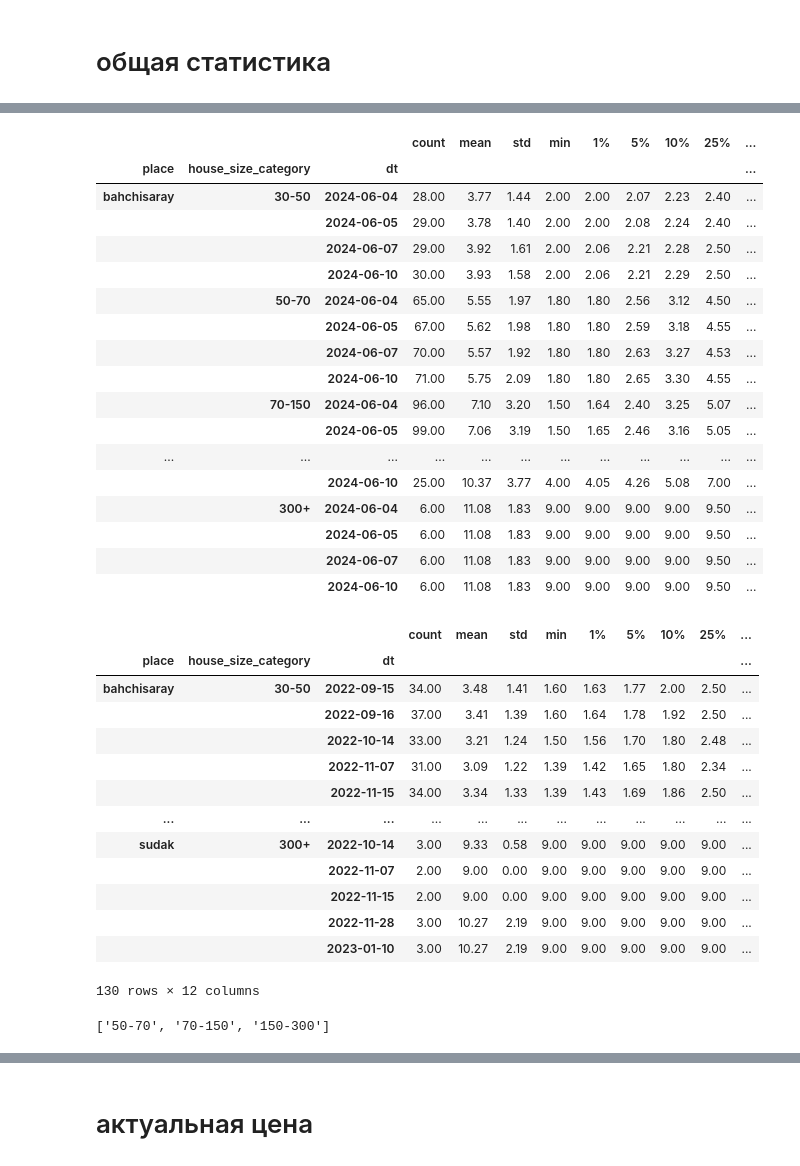
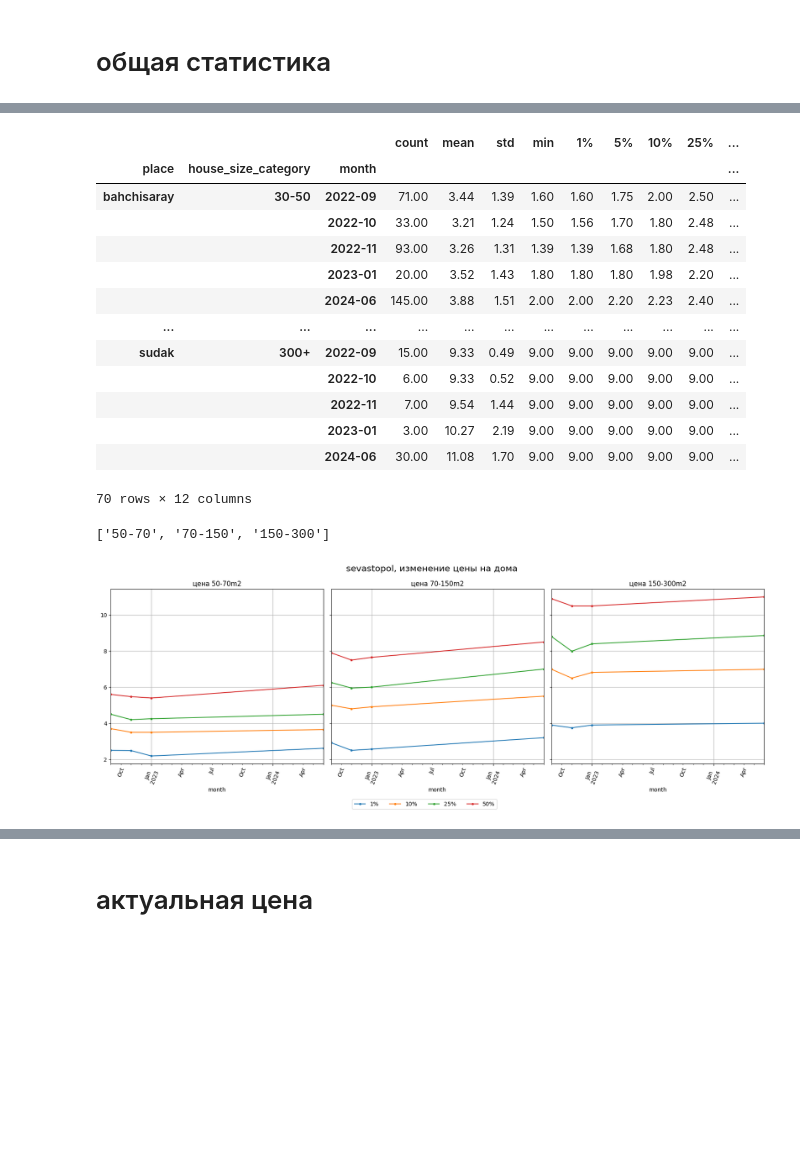
Before and after one commit to smechanoid/avito-parser, a Jupyter notebook: 05-analysis-house.ipynb, the cells around one changed output, grey strips where cells are left out. Cells and saved outputs as stored; diff of their text form; code cells hidden in the pictures; blank space fills up the shorter version.

```diff
--- a/05-analysis-house.ipynb
+++ b/05-analysis-house.ipynb
@@ -72,3 +72,5 @@ del df_
+# %%
+df['month'] = df['ts'].dt.to_period('M')
 # %% [markdown]
 ---
 # %%
@@ -116,6 +118,9 @@ df.loc[ df['address'].str.lower().str.match('анталья'), ['latitude','long
 df.loc[ df['longitude']<30., ['latitude','longitude'] ] = None
 # %%
 df.loc[ df['address'].str.lower().str.match(r'.*ялта.*') , 'place' ] = 'yalta'
+df.loc[ df['address'].str.lower().str.match(r'.*алушта.*') , 'place' ] = 'alushta'
+df.loc[ df['address'].str.lower().str.match(r'.*феодосия.*') , 'place' ] = 'feodosia'
+
 df.loc[ df['address'].str.lower().str.match(r'.*окуневка.*') , 'place' ] = 'tarkhankut'
 df.loc[ df['address'].str.lower().str.match(r'.*заветное.*') , 'place' ] = 'kerch'
 # %%
@@ -158,6 +163,6 @@ datetime.date(2024, 6, 10)
 # %%
 gdf = gdf.query('place in ("bahchisaray","sudak","sevastopol")')
 # %%
-gdf_history = gdf.query(f'dt <= @history_date')
-gdf = gdf.query(f'dt > @history_date')
+# gdf_history = gdf.query(f'dt <= @history_date')
+# gdf = gdf.query(f'dt > @history_date')
 # %%
@@ -196,43 +205,31 @@ gdf.query('place=="sudak"')[['title','address','priceM','geometry']].explore()
 # %%
 percentiles=[.01,.05,.1,.25,.5,.75,.9]
-stat = gdf.groupby(['place','house_size_category','dt'],observed=True)['priceM'].describe(percentiles=percentiles)
-stat_history = gdf_history.groupby(['place','house_size_category','dt'],observed=True)['priceM'].describe(percentiles=percentiles)
+stat = (
+        gdf.groupby(['place','house_size_category','month'],observed=True)
+        ['priceM'].describe(percentiles=percentiles)
+    )
+# stat_history = (
+#         gdf_history.groupby(['place','house_size_category','month'],observed=True)
+#         ['priceM'].describe(percentiles=percentiles)
+#     )
 
 display( stat )
-display( stat_history )
+# display( stat_history )
 # %% [output]
 |  |  |  | count | mean | std | min | 1% | 5% | 10% | 25% | ... |
-| place | house_size_category | dt |  |  |  |  |  |  |  |  | ... |
-| bahchisaray | 30-50 | 2024-06-04 | 28.00 | 3.77 | 1.44 | 2.00 | 2.00 | 2.07 | 2.23 | 2.40 | ... |
-|  |  | 2024-06-05 | 29.00 | 3.78 | 1.40 | 2.00 | 2.00 | 2.08 | 2.24 | 2.40 | ... |
-|  |  | 2024-06-07 | 29.00 | 3.92 | 1.61 | 2.00 | 2.06 | 2.21 | 2.28 | 2.50 | ... |
-|  |  | 2024-06-10 | 30.00 | 3.93 | 1.58 | 2.00 | 2.06 | 2.21 | 2.29 | 2.50 | ... |
-|  | 50-70 | 2024-06-04 | 65.00 | 5.55 | 1.97 | 1.80 | 1.80 | 2.56 | 3.12 | 4.50 | ... |
-|  |  | 2024-06-05 | 67.00 | 5.62 | 1.98 | 1.80 | 1.80 | 2.59 | 3.18 | 4.55 | ... |
-|  |  | 2024-06-07 | 70.00 | 5.57 | 1.92 | 1.80 | 1.80 | 2.63 | 3.27 | 4.53 | ... |
-|  |  | 2024-06-10 | 71.00 | 5.75 | 2.09 | 1.80 | 1.80 | 2.65 | 3.30 | 4.55 | ... |
-|  | 70-150 | 2024-06-04 | 96.00 | 7.10 | 3.20 | 1.50 | 1.64 | 2.40 | 3.25 | 5.07 | ... |
-|  |  | 2024-06-05 | 99.00 | 7.06 | 3.19 | 1.50 | 1.65 | 2.46 | 3.16 | 5.05 | ... |
+| place | house_size_category | month |  |  |  |  |  |  |  |  | ... |
+| bahchisaray | 30-50 | 2022-09 | 71.00 | 3.44 | 1.39 | 1.60 | 1.60 | 1.75 | 2.00 | 2.50 | ... |
+|  |  | 2022-10 | 33.00 | 3.21 | 1.24 | 1.50 | 1.56 | 1.70 | 1.80 | 2.48 | ... |
+|  |  | 2022-11 | 93.00 | 3.26 | 1.31 | 1.39 | 1.39 | 1.68 | 1.80 | 2.48 | ... |
+|  |  | 2023-01 | 20.00 | 3.52 | 1.43 | 1.80 | 1.80 | 1.80 | 1.98 | 2.20 | ... |
+|  |  | 2024-06 | 145.00 | 3.88 | 1.51 | 2.00 | 2.00 | 2.20 | 2.23 | 2.40 | ... |
 | ... | ... | ... | ... | ... | ... | ... | ... | ... | ... | ... | ... |
-|  |  | 2024-06-10 | 25.00 | 10.37 | 3.77 | 4.00 | 4.05 | 4.26 | 5.08 | 7.00 | ... |
-|  | 300+ | 2024-06-04 | 6.00 | 11.08 | 1.83 | 9.00 | 9.00 | 9.00 | 9.00 | 9.50 | ... |
-|  |  | 2024-06-05 | 6.00 | 11.08 | 1.83 | 9.00 | 9.00 | 9.00 | 9.00 | 9.50 | ... |
-|  |  | 2024-06-07 | 6.00 | 11.08 | 1.83 | 9.00 | 9.00 | 9.00 | 9.00 | 9.50 | ... |
-|  |  | 2024-06-10 | 6.00 | 11.08 | 1.83 | 9.00 | 9.00 | 9.00 | 9.00 | 9.50 | ... |
+| sudak | 300+ | 2022-09 | 15.00 | 9.33 | 0.49 | 9.00 | 9.00 | 9.00 | 9.00 | 9.00 | ... |
+|  |  | 2022-10 | 6.00 | 9.33 | 0.52 | 9.00 | 9.00 | 9.00 | 9.00 | 9.00 | ... |
+|  |  | 2022-11 | 7.00 | 9.54 | 1.44 | 9.00 | 9.00 | 9.00 | 9.00 | 9.00 | ... |
+|  |  | 2023-01 | 3.00 | 10.27 | 2.19 | 9.00 | 9.00 | 9.00 | 9.00 | 9.00 | ... |
+|  |  | 2024-06 | 30.00 | 11.08 | 1.70 | 9.00 | 9.00 | 9.00 | 9.00 | 9.00 | ... |
-|  |  |  | count | mean | std | min | 1% | 5% | 10% | 25% | ... |
-| place | house_size_category | dt |  |  |  |  |  |  |  |  | ... |
-| bahchisaray | 30-50 | 2022-09-15 | 34.00 | 3.48 | 1.41 | 1.60 | 1.63 | 1.77 | 2.00 | 2.50 | ... |
-|  |  | 2022-09-16 | 37.00 | 3.41 | 1.39 | 1.60 | 1.64 | 1.78 | 1.92 | 2.50 | ... |
-|  |  | 2022-10-14 | 33.00 | 3.21 | 1.24 | 1.50 | 1.56 | 1.70 | 1.80 | 2.48 | ... |
-|  |  | 2022-11-07 | 31.00 | 3.09 | 1.22 | 1.39 | 1.42 | 1.65 | 1.80 | 2.34 | ... |
-|  |  | 2022-11-15 | 34.00 | 3.34 | 1.33 | 1.39 | 1.43 | 1.69 | 1.86 | 2.50 | ... |
-| ... | ... | ... | ... | ... | ... | ... | ... | ... | ... | ... | ... |
-| sudak | 300+ | 2022-10-14 | 3.00 | 9.33 | 0.58 | 9.00 | 9.00 | 9.00 | 9.00 | 9.00 | ... |
-|  |  | 2022-11-07 | 2.00 | 9.00 | 0.00 | 9.00 | 9.00 | 9.00 | 9.00 | 9.00 | ... |
-|  |  | 2022-11-15 | 2.00 | 9.00 | 0.00 | 9.00 | 9.00 | 9.00 | 9.00 | 9.00 | ... |
-|  |  | 2022-11-28 | 3.00 | 10.27 | 2.19 | 9.00 | 9.00 | 9.00 | 9.00 | 9.00 | ... |
-|  |  | 2023-01-10 | 3.00 | 10.27 | 2.19 | 9.00 | 9.00 | 9.00 | 9.00 | 9.00 | ... |
-130 rows × 12 columns
+70 rows × 12 columns
 # %%
 # percentiles=[.01,.05,.1,.25,.5,.75,.9]
 # stat = gdf.groupby(['place','house_size_category','dt'],observed=True)['priceM'].describe(percentiles=percentiles)
@@ -246,3 +243,16 @@ sizes = ['50-70', '70-150', '150-300' ]
 display(sizes)
 # %% [output]
 ['50-70', '70-150', '150-300']
+# %%
+place = 'sevastopol'
+
+fig, ax = plt.subplots(1,len(sizes),figsize=(17,6), sharey=True )
+
+for i,s in enumerate(sizes):
+    stat.loc[(place,s),cols].plot(title=f'цена {s}m2', grid=True,ax=ax[i],legend=False, rot=70, style='.-' )
+
+fig.suptitle(f'{place}, изменение цены на дома', fontsize=16)
+fig.legend( labels=cols,frameon=True, ncol=len(cols), bbox_to_anchor=(0.6, 0.01))
+fig.tight_layout()
+# %% [output]
+[figure, added]
```
Also changed, not shown: parts of 24 cells of this notebook, 6 other files.
